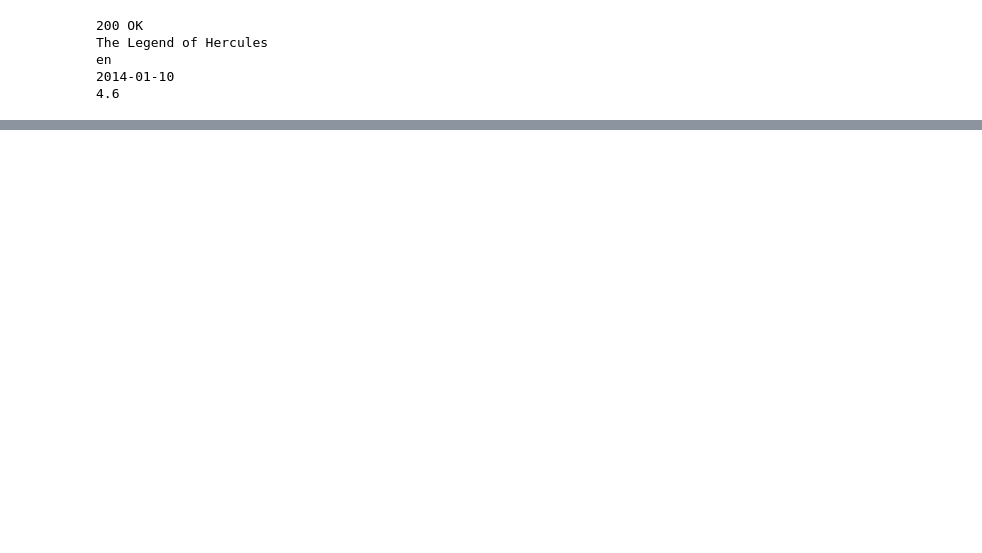
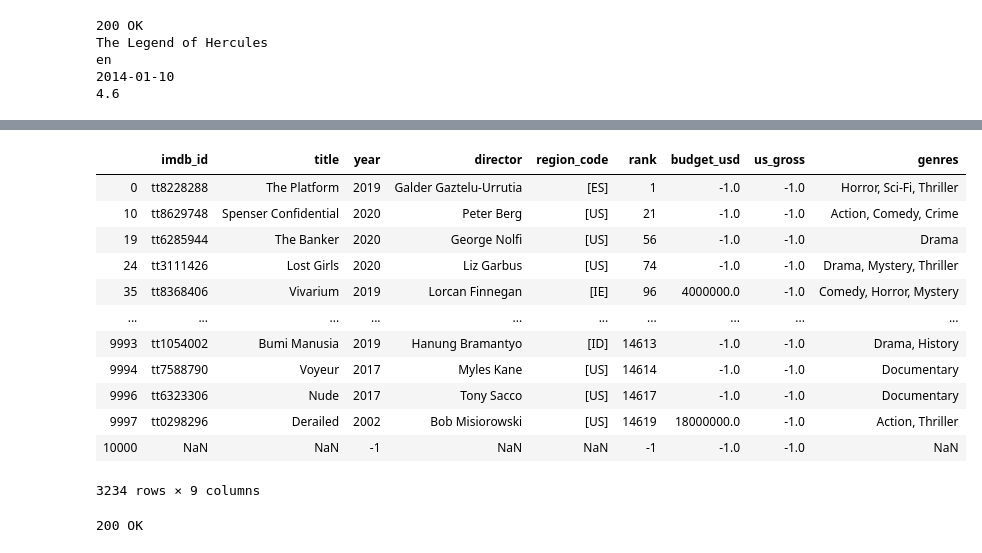
Before and after one commit to GitHub-ccd/Movie_Industry_Analysis_with_Pytho_MOD1, a Jupyter notebook: data gathering.ipynb, the cells around one changed output, grey strips where cells are left out. Cells and saved outputs as stored; diff of their text form; code cells hidden in the pictures; blank space fills up the shorter version.

```diff
--- a/data gathering.ipynb
+++ b/data gathering.ipynb
@@ -521,0 +521,38 @@ en
+# %%
+# display(revenue_df[revenue_df['us_gross'].isna() == True]) # none
+display(revenue_df[revenue_df['us_gross'] <= 0])
+# %% [output]
+|  | imdb_id | title | year | director | region_code | rank | budget_usd | us_gross | genres |
+| 0 | tt8228288 | The Platform | 2019 | Galder Gaztelu-Urrutia | [ES] | 1 | -1.0 | -1.0 | Horror, Sci-Fi, Thriller |
+| 10 | tt8629748 | Spenser Confidential | 2020 | Peter Berg | [US] | 21 | -1.0 | -1.0 | Action, Comedy, Crime |
+| 19 | tt6285944 | The Banker | 2020 | George Nolfi | [US] | 56 | -1.0 | -1.0 | Drama |
+| 24 | tt3111426 | Lost Girls | 2020 | Liz Garbus | [US] | 74 | -1.0 | -1.0 | Drama, Mystery, Thriller |
+| 35 | tt8368406 | Vivarium | 2019 | Lorcan Finnegan | [IE] | 96 | 4000000.0 | -1.0 | Comedy, Horror, Mystery |
+| ... | ... | ... | ... | ... | ... | ... | ... | ... | ... |
+| 9993 | tt1054002 | Bumi Manusia | 2019 | Hanung Bramantyo | [ID] | 14613 | -1.0 | -1.0 | Drama, History |
+| 9994 | tt7588790 | Voyeur | 2017 | Myles Kane | [US] | 14614 | -1.0 | -1.0 | Documentary |
+| 9996 | tt6323306 | Nude | 2017 | Tony Sacco | [US] | 14617 | -1.0 | -1.0 | Documentary |
+| 9997 | tt0298296 | Derailed | 2002 | Bob Misiorowski | [US] | 14619 | 18000000.0 | -1.0 | Action, Thriller |
+| 10000 | NaN | NaN | -1 | NaN | NaN | -1 | -1.0 | -1.0 | NaN |
+3234 rows × 9 columns
+# %%
+# take tt1302006 "The Irishman" for instance and lets look at the movie page
+# https://pro.imdb.com/title/tt1302006/
+
+
+conn = http.client.HTTPSConnection("pro.imdb.com")
+imdb_id = 'tt1302006'
+query = '/title/'+imdb_id
+conn.request("GET", query)
+r1 = conn.getresponse()
+print(r1.status, r1.reason)
+data1 = r1.read()
+#x = json.loads(data1)
+#print(x['movie_results'][0]['title'])
+#print(x['movie_results'][0]['original_language'])
+#print(x['movie_results'][0]['release_date'])
+#print(x['movie_results'][0]['vote_average'])
+
+html = BeautifulSoup(data1, "html.parser")
+# %% [output]
+200 OK
```
Also changed, not shown: parts of 9 cells of this notebook, 1 other file.
